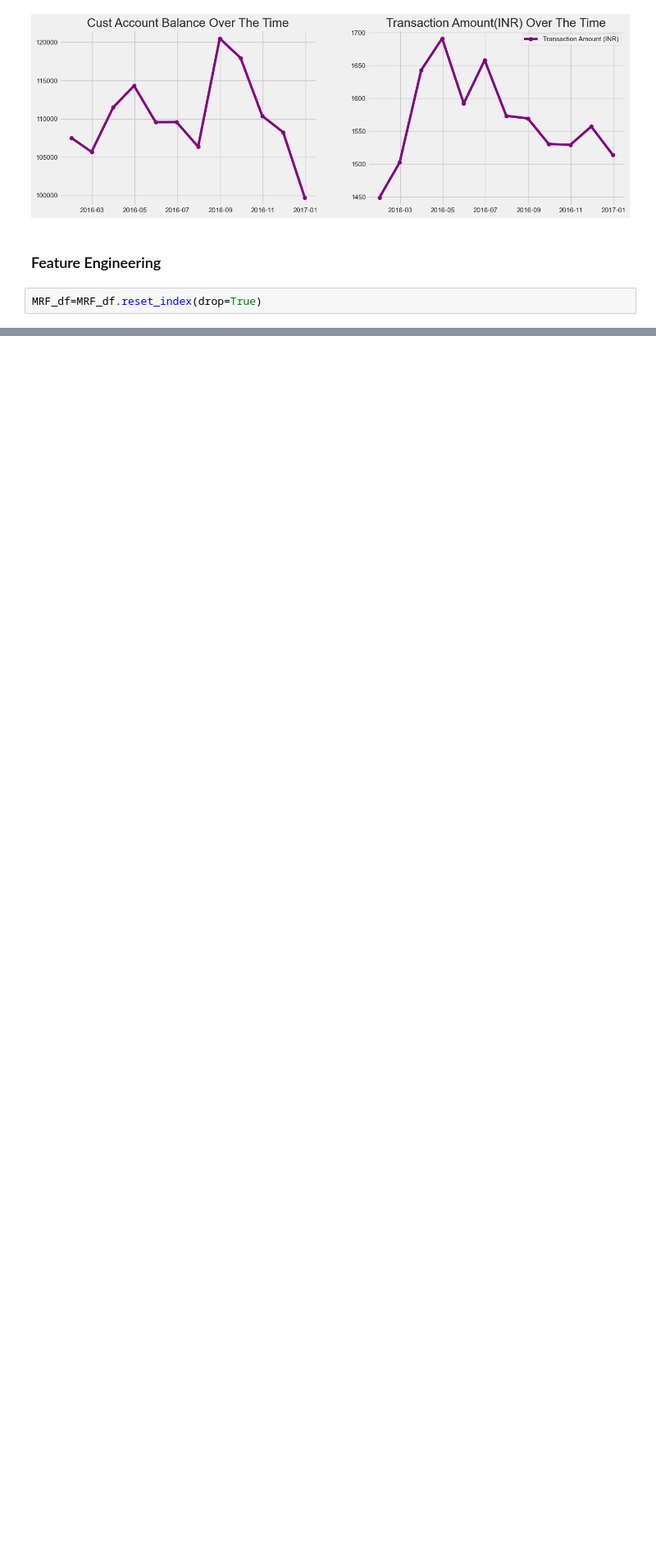
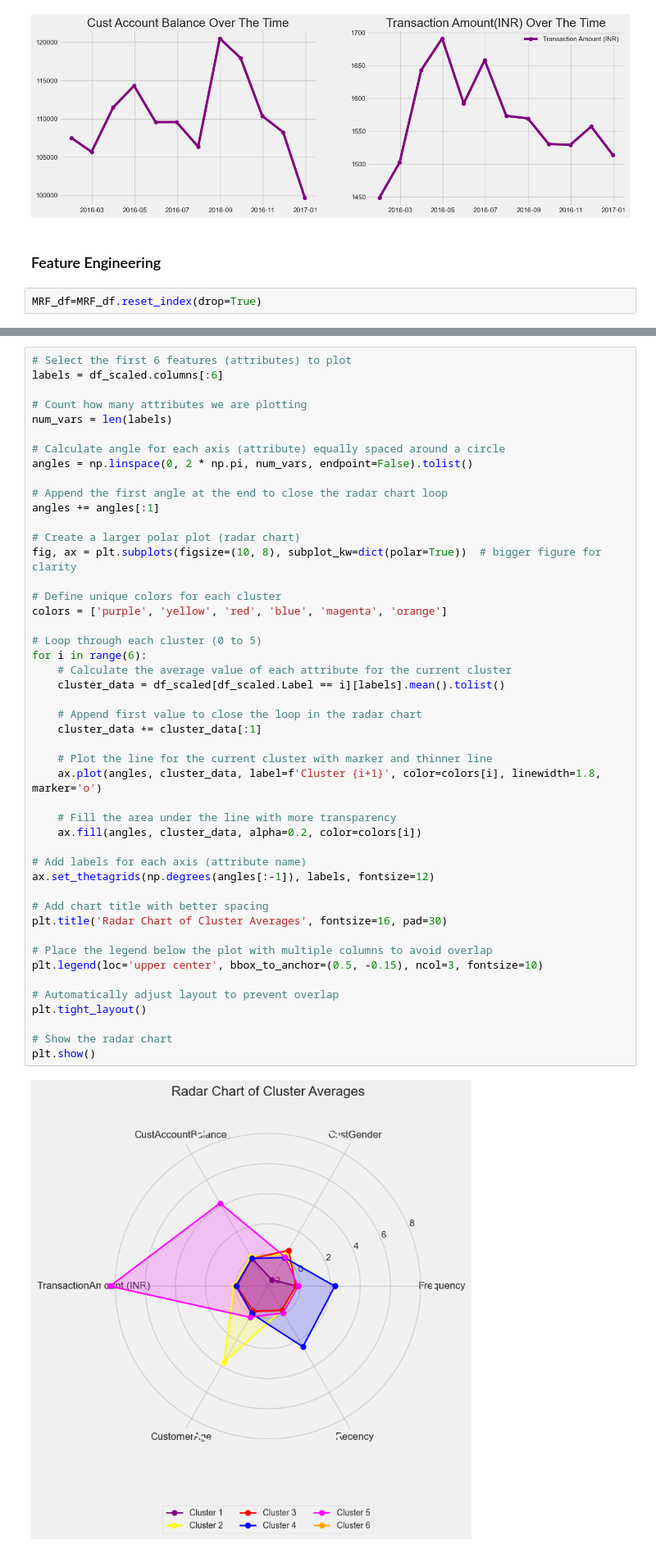
Before and after one commit to Kasis21aug/customer_segmentation_analytics, a Jupyter notebook: main.ipynb, the cells around one changed output, grey strips where cells are left out. Shown at 82% size. Cells and saved outputs as stored; diff of their text form; blank space fills up the shorter version.

```diff
--- a/main.ipynb
+++ b/main.ipynb
@@ -515,0 +635,49 @@ MRF_df.head()
+# %%
+# Select the first 6 features (attributes) to plot
+labels = df_scaled.columns[:6]
+
+# Count how many attributes we are plotting
+num_vars = len(labels)
+
+# Calculate angle for each axis (attribute) equally spaced around a circle
+angles = np.linspace(0, 2 * np.pi, num_vars, endpoint=False).tolist()
+
+# Append the first angle at the end to close the radar chart loop
+angles += angles[:1]
+
+# Create a larger polar plot (radar chart)
+fig, ax = plt.subplots(figsize=(10, 8), subplot_kw=dict(polar=True))  # bigger figure for clarity
+
+# Define unique colors for each cluster
+colors = ['purple', 'yellow', 'red', 'blue', 'magenta', 'orange']
+
+# Loop through each cluster (0 to 5)
+for i in range(6):
+    # Calculate the average value of each attribute for the current cluster
+    cluster_data = df_scaled[df_scaled.Label == i][labels].mean().tolist()
+
+    # Append first value to close the loop in the radar chart
+    cluster_data += cluster_data[:1]
+
+    # Plot the line for the current cluster with marker and thinner line
+    ax.plot(angles, cluster_data, label=f'Cluster {i+1}', color=colors[i], linewidth=1.8, marker='o')
+
+    # Fill the area under the line with more transparency
+    ax.fill(angles, cluster_data, alpha=0.2, color=colors[i])
+
+# Add labels for each axis (attribute name)
+ax.set_thetagrids(np.degrees(angles[:-1]), labels, fontsize=12)
+
+# Add chart title with better spacing
+plt.title('Radar Chart of Cluster Averages', fontsize=16, pad=30)
+
+# Place the legend below the plot with multiple columns to avoid overlap
+plt.legend(loc='upper center', bbox_to_anchor=(0.5, -0.15), ncol=3, fontsize=10)
+
+# Automatically adjust layout to prevent overlap
+plt.tight_layout()
+
+# Show the radar chart
+plt.show()
+# %% [output]
+[figure, added]
```
Also changed, not shown: parts of 12 cells of this notebook.
